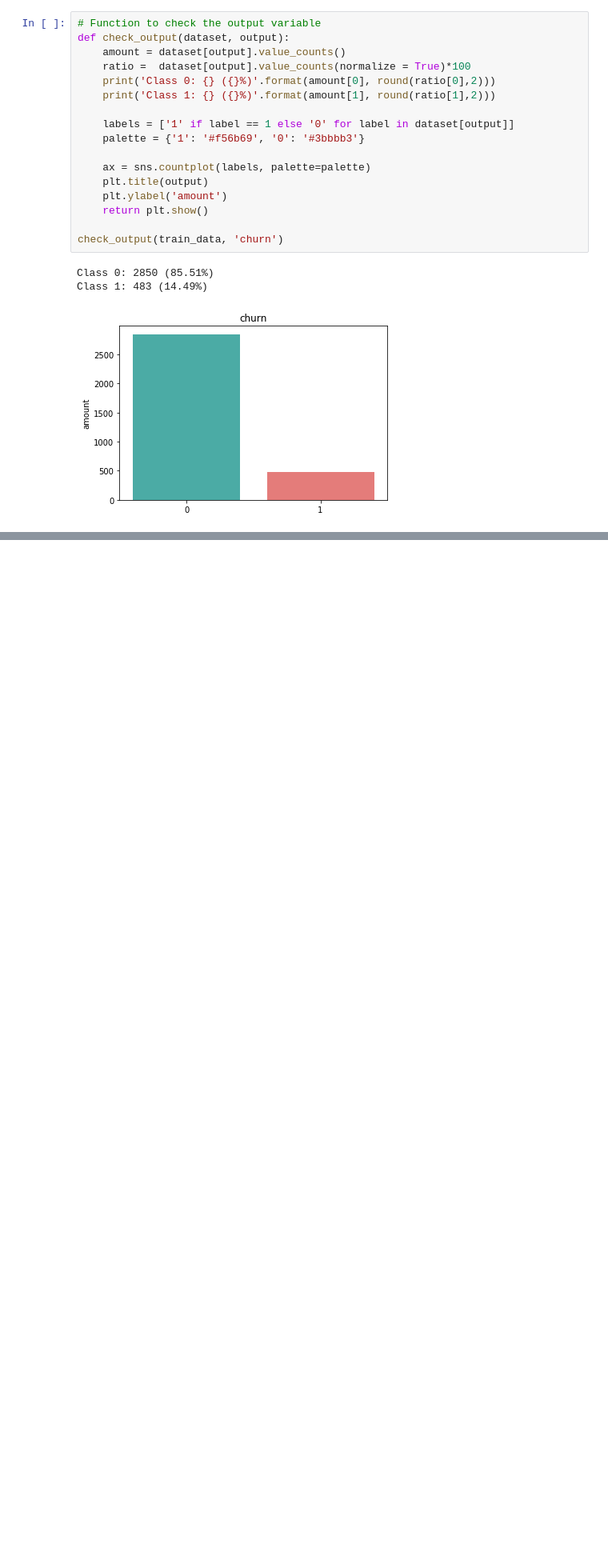
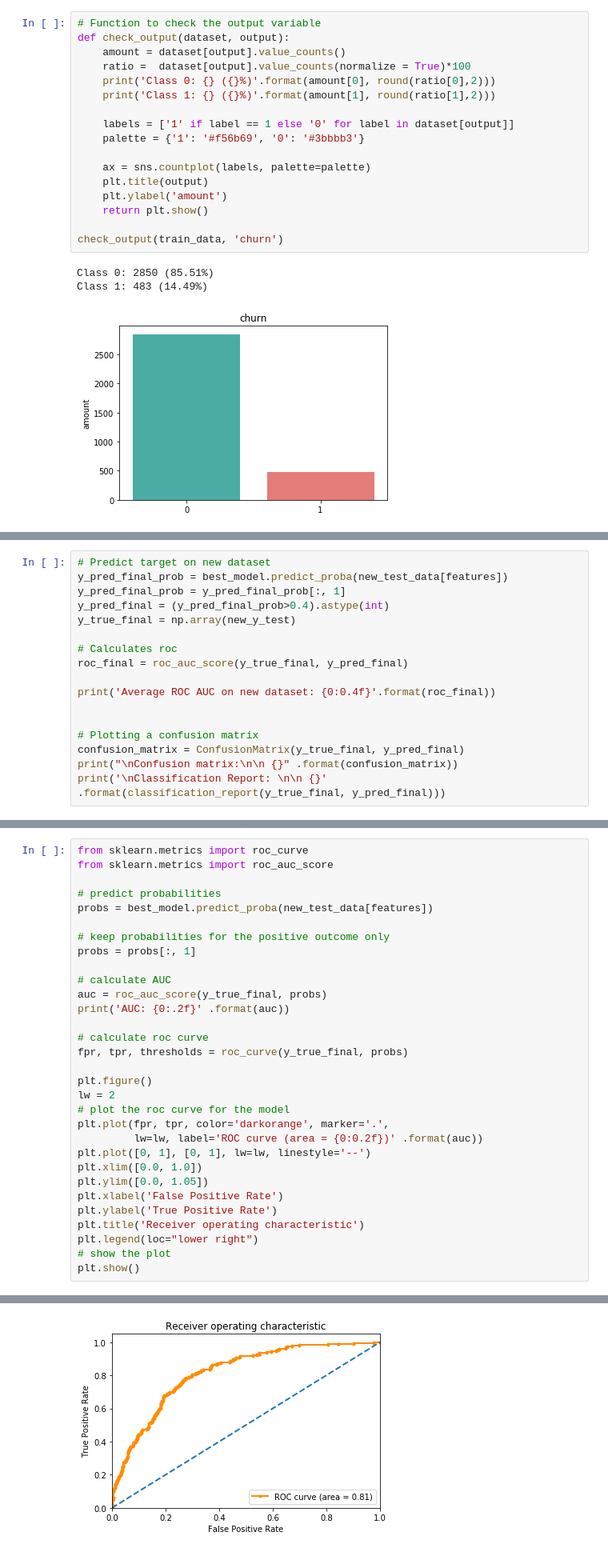
Before and after one commit to dmiekoar/Projects, a Jupyter notebook: Customer Churn in Telecom Companies.ipynb, the cells around one changed output, grey strips where cells are left out. Shown: that part at 80% size. Saved outputs shown, nothing was run; the diff lists cells and outputs as text; blank space fills up the shorter version.

```diff
--- a/Customer Churn in Telecom Companies.ipynb
+++ b/Customer Churn in Telecom Companies.ipynb
@@ -166,0 +413,17 @@ After OverSampling, counts of label '0': 2284
+# %%
+# Predict target on new dataset
+y_pred_final_prob = best_model.predict_proba(new_test_data[features])
+y_pred_final_prob = y_pred_final_prob[:, 1]
+y_pred_final = (y_pred_final_prob>0.4).astype(int)
+y_true_final = np.array(new_y_test)
+
+# Calculates roc
+roc_final = roc_auc_score(y_true_final, y_pred_final)
+
+print('Average ROC AUC on new dataset: {0:0.4f}'.format(roc_final))
+
+
+# Plotting a confusion matrix
+confusion_matrix = ConfusionMatrix(y_true_final, y_pred_final)
+print("\nConfusion matrix:\n\n {}" .format(confusion_matrix))
+print('\nClassification Report: \n\n {}' .format(classification_report(y_true_final, y_pred_final)))
@@ -166,0 +451,32 @@ After OverSampling, counts of label '0': 2284
+# %%
+from sklearn.metrics import roc_curve
+from sklearn.metrics import roc_auc_score
+
+# predict probabilities
+probs = best_model.predict_proba(new_test_data[features])
+
+# keep probabilities for the positive outcome only
+probs = probs[:, 1]
+
+# calculate AUC
+auc = roc_auc_score(y_true_final, probs)
+print('AUC: {0:.2f}' .format(auc))
+
+# calculate roc curve
+fpr, tpr, thresholds = roc_curve(y_true_final, probs)
+
+plt.figure()
+lw = 2
+# plot the roc curve for the model
+plt.plot(fpr, tpr, color='darkorange', marker='.',
+         lw=lw, label='ROC curve (area = {0:0.2f})' .format(auc))
+plt.plot([0, 1], [0, 1], lw=lw, linestyle='--')
+plt.xlim([0.0, 1.0])
+plt.ylim([0.0, 1.05])
+plt.xlabel('False Positive Rate')
+plt.ylabel('True Positive Rate')
+plt.title('Receiver operating characteristic')
+plt.legend(loc="lower right")
+# show the plot
+plt.show()
+# %% [output]
@@ -166,0 +484 @@ After OverSampling, counts of label '0': 2284
+[figure, added]
```
Also changed, not shown: parts of 49 cells of this notebook.
